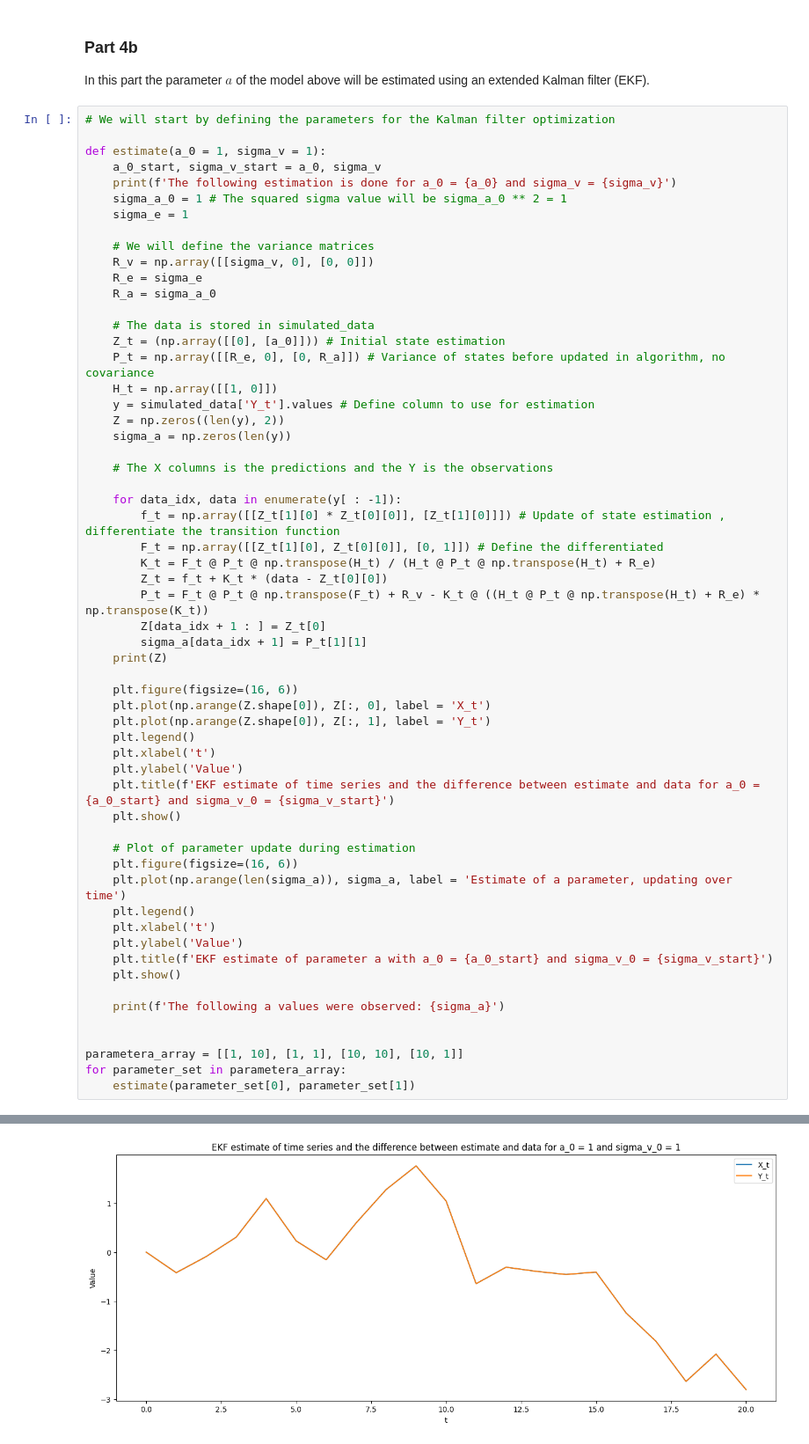
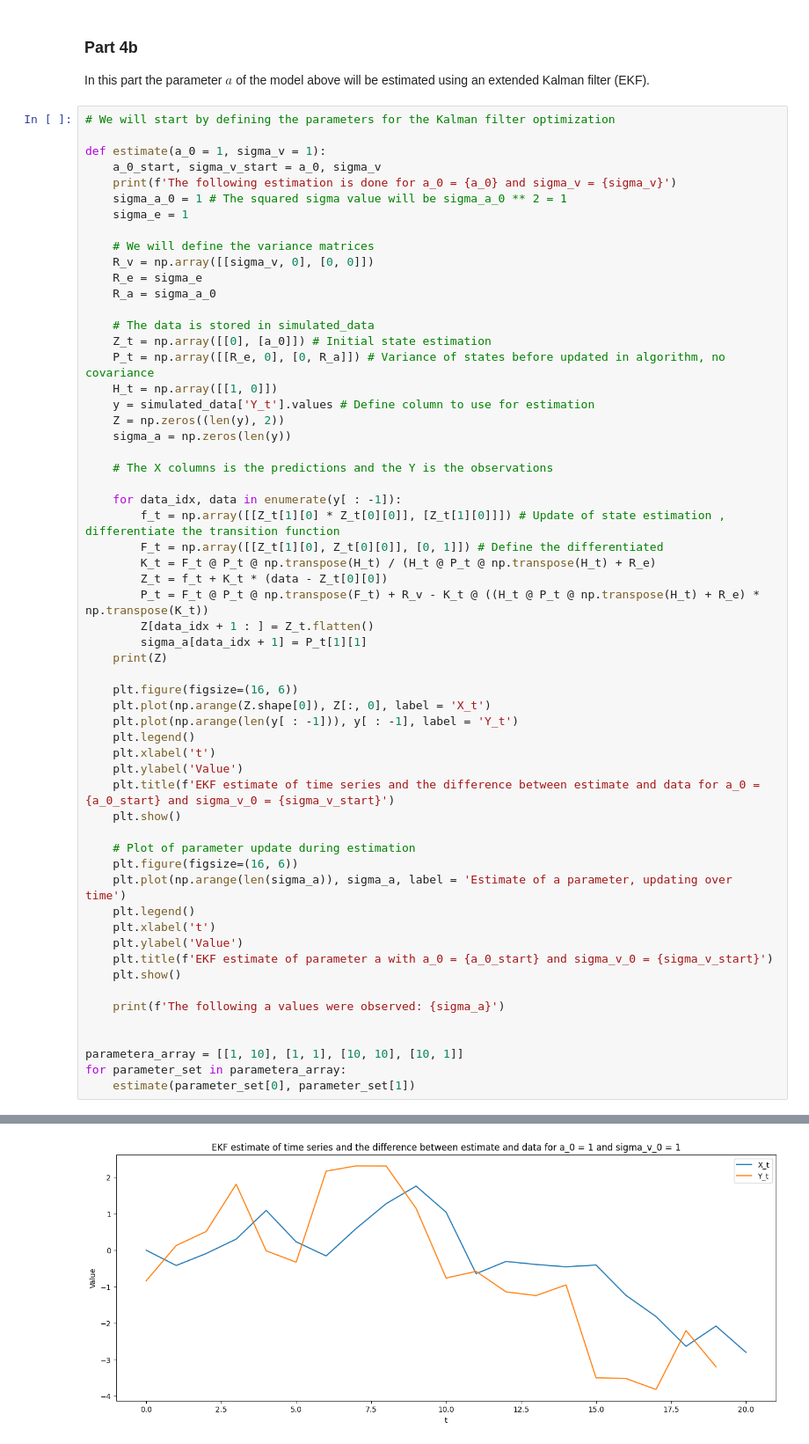
Before and after one commit to gustavn19/advanced_time_series_analysis, a Jupyter notebook: assignment_2/a2.ipynb, the cells around one changed output, grey strips where cells are left out. Shown at 88% size. Drawn from its saved outputs; the diff is of its cells as text.

```diff
--- a/assignment_2/a2.ipynb
+++ b/assignment_2/a2.ipynb
@@ -395,7 +395,7 @@ def estimate(a_0 = 1, sigma_v = 1):
     R_a = sigma_a_0
 
     # The data is stored in simulated_data
-    Z_t = (np.array([[0], [a_0]])) # Initial state estimation
+    Z_t = np.array([[0], [a_0]]) # Initial state estimation
     P_t = np.array([[R_e, 0], [0, R_a]]) # Variance of states before updated in algorithm, no covariance
     H_t = np.array([[1, 0]])
     y = simulated_data['Y_t'].values # Define column to use for estimation
@@ -410,13 +410,13 @@ def estimate(a_0 = 1, sigma_v = 1):
         K_t = F_t @ P_t @ np.transpose(H_t) / (H_t @ P_t @ np.transpose(H_t) + R_e)
         Z_t = f_t + K_t * (data - Z_t[0][0])
         P_t = F_t @ P_t @ np.transpose(F_t) + R_v - K_t @ ((H_t @ P_t @ np.transpose(H_t) + R_e) * np.transpose(K_t))
-        Z[data_idx + 1 : ] = Z_t[0]
+        Z[data_idx + 1 : ] = Z_t.flatten()
         sigma_a[data_idx + 1] = P_t[1][1]
     print(Z)
 
     plt.figure(figsize=(16, 6))
     plt.plot(np.arange(Z.shape[0]), Z[:, 0], label = 'X_t')
-    plt.plot(np.arange(Z.shape[0]), Z[:, 1], label = 'Y_t')
+    plt.plot(np.arange(len(y[ : -1])), y[ : -1], label = 'Y_t')
     plt.legend()
     plt.xlabel('t')
     plt.ylabel('Value')
@@ -478,4 +478,4 @@ The following estimation is done for a_0 = 1 and sigma_v = 1
-[figure, old version]
+[figure, new version]
 [figure]
 The following a values were observed: [0.         1.         1.         0.93674883 0.91607004 0.90044095
  0.5948477  0.54839188 0.54830922 0.50808406 0.34695774 0.19751223
```
Also changed, not shown: parts of 1 cell of this notebook.
